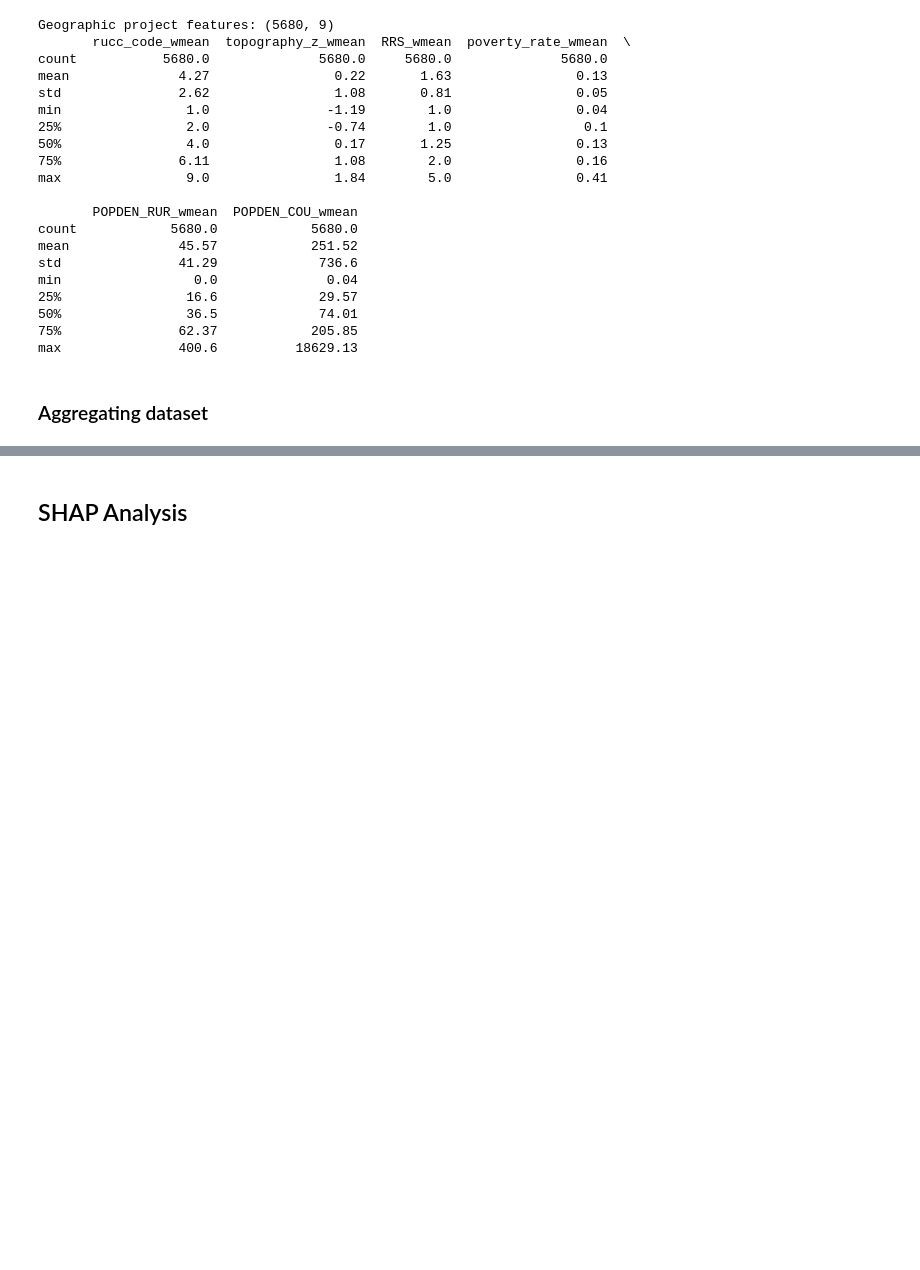
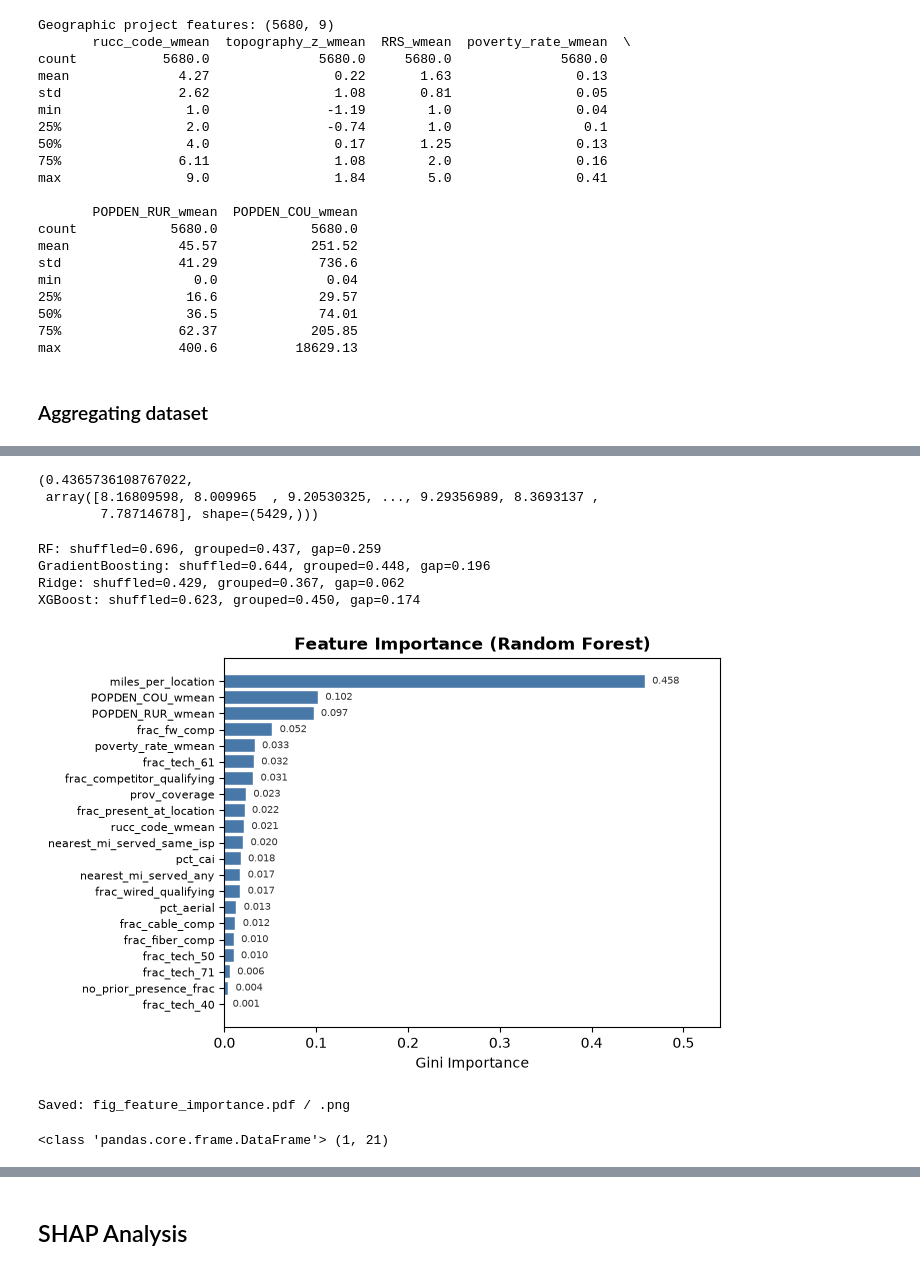
Before and after one commit to yusunnyf/bead_funding_predictor, a Jupyter notebook: random_forest/bead_rf_integrated.ipynb, the cells around one changed output, grey strips where cells are left out. Cells and saved outputs as stored; diff of their text form; code cells hidden in the pictures; blank space fills up the shorter version.

```diff
--- a/random_forest/bead_rf_integrated.ipynb
+++ b/random_forest/bead_rf_integrated.ipynb
@@ -807,3 +861,10 @@ Samples: 5715
+# %%
+df = pd.read_csv('fp_enriched.csv')
+df['log_funding'] = np.log1p(df['funding_per_location'])
+
+low = df['funding_per_location'].quantile(0.025)
+high = df['funding_per_location'].quantile(0.975)
+df_trimmed = df[(df['funding_per_location'] >= low) & (df['funding_per_location'] <= high)]
 # %%
 # ── Features and model ─────────────────────────────────────────────────────────
 FEATURE_COLS = [
@@ -868,2 +1067,59 @@ MAE  (real $): $1,945
+# %%
+evaluate_grouped(X, y, groups, rf)
+# %% [output]
+(0.4365736108767022,
+ array([8.16809598, 8.009965  , 9.20530325, ..., 9.29356989, 8.3693137 ,
+        7.78714678], shape=(5429,)))
+# %%
+from sklearn.ensemble import GradientBoostingRegressor
+from sklearn.linear_model import Ridge
+import xgboost as xgb
+
+models = {
+    'RF': RandomForestRegressor(n_estimators=200, min_samples_split=5, random_state=42, n_jobs=-1),
+    'GradientBoosting': GradientBoostingRegressor(random_state=42),
+    'Ridge': Ridge(),
+    'XGBoost': xgb.XGBRegressor(learning_rate=0.1, max_depth=3, n_estimators=50, subsample= 0.5)
+}
+for name, model in models.items():
+    shuffled = cross_val_score(model, X, y, cv=KFold(5, shuffle=True, random_state=42), scoring='r2').mean()
+    grouped, _ = evaluate_grouped(X, y, groups, model)
+    print(f"{name}: shuffled={shuffled:.3f}, grouped={grouped:.3f}, gap={shuffled-grouped:.3f}")
+# %% [output]
+RF: shuffled=0.696, grouped=0.437, gap=0.259
+GradientBoosting: shuffled=0.644, grouped=0.448, gap=0.196
+Ridge: shuffled=0.429, grouped=0.367, gap=0.062
+XGBoost: shuffled=0.623, grouped=0.450, gap=0.174
+# %%
+# ============================================================
+# Figure 1: Feature Importance (Gini impurity-based)
+# ============================================================
+imp = pd.Series(rf.feature_importances_, index=FEATURE_COLS)
+imp = imp.sort_values()
+
+fig, ax = plt.subplots()
+bars = ax.barh(imp.index, imp.values, color='#4878A8', edgecolor='white', linewidth=0.3)
+
+# Annotate values
+for bar, val in zip(bars, imp.values):
+    ax.text(bar.get_width() + 0.008, bar.get_y() + bar.get_height()/2,
+            f'{val:.3f}', va='center', fontsize=7, color='#333')
+
+ax.set_xlabel('Gini Importance')
+ax.set_title('Feature Importance (Random Forest)', weight='bold')
+ax.set_xlim(0, imp.max() * 1.18)
+ax.tick_params(axis='y', labelsize=8)
+
+plt.savefig('fig_feature_importance.pdf')
+plt.savefig('fig_feature_importance.png')
+plt.show()
+print('Saved: fig_feature_importance.pdf / .png')
+# %% [output]
+[figure, added]
+Saved: fig_feature_importance.pdf / .png
 # %%
 df.to_csv('fp_enriched.csv',index=False)
+# %%
+print(type(X), X.shape)
+# %% [output]
+<class 'pandas.core.frame.DataFrame'> (1, 21)
```
Also changed, not shown: parts of 50 cells of this notebook, 1 other file.
